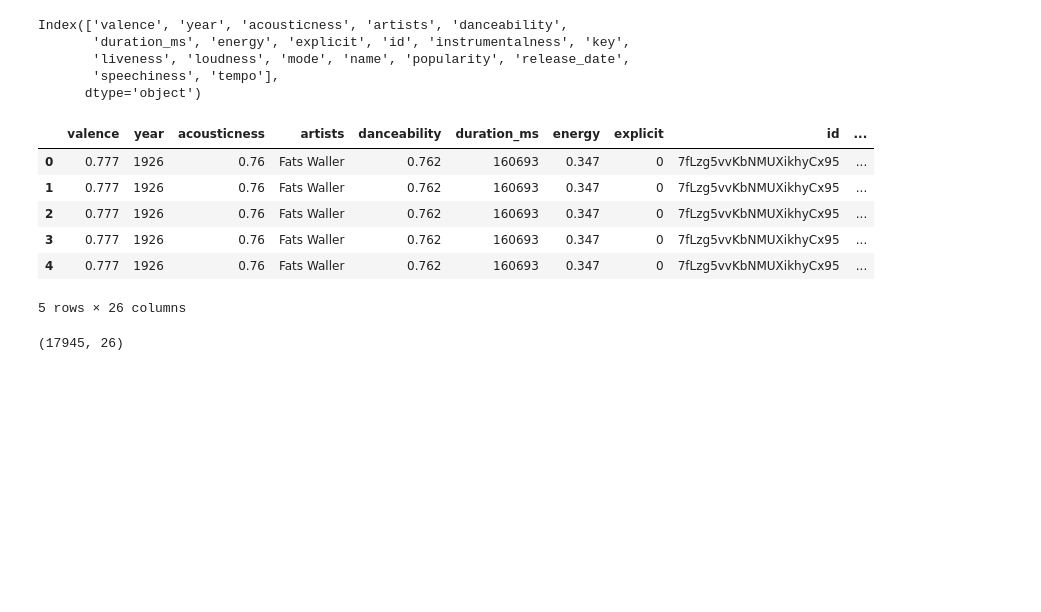
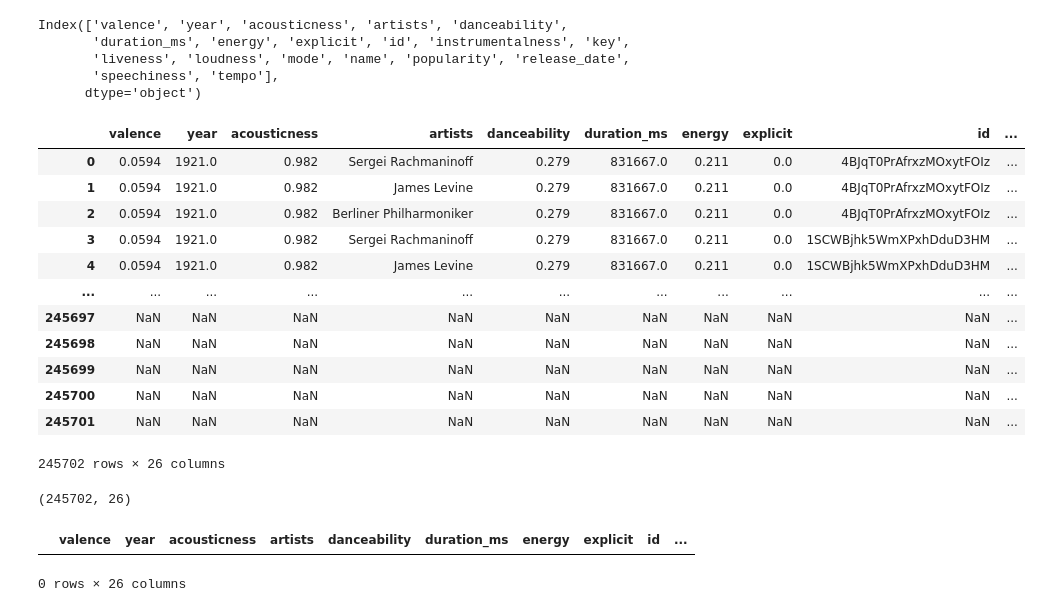
Before and after one commit to Corters22/BeforeYouSayIDoApp, a Jupyter notebook: project 3 - machine learning/data_cleanup.ipynb, the cells around one changed output. Drawn from its saved outputs; the diff is of its cells as text; code cells hidden in the pictures; blank space fills up the shorter version.

```diff
--- a/project 3 - machine learning/data_cleanup.ipynb
+++ b/project 3 - machine learning/data_cleanup.ipynb
@@ -152,18 +156,29 @@ Index(['valence', 'year', 'acousticness', 'artists', 'danceability',
       dtype='object')
 # %%
 ##Merging the data_df and current_charts_df
-merged_df = pd.merge(data_df, current_charts_df, left_on ='name', right_on= 'song' )
+merged_df = pd.merge(data_df, current_charts_df, left_on =['name'], right_on= ['song'], how='outer')
 # %%
-merged_df.head()
+merged_df
 # %% [output]
 |  | valence | year | acousticness | artists | danceability | duration_ms | energy | explicit | id | ... |
-| 0 | 0.777 | 1926 | 0.76 | Fats Waller | 0.762 | 160693 | 0.347 | 0 | 7fLzg5vvKbNMUXikhyCx95 | ... |
-| 1 | 0.777 | 1926 | 0.76 | Fats Waller | 0.762 | 160693 | 0.347 | 0 | 7fLzg5vvKbNMUXikhyCx95 | ... |
-| 2 | 0.777 | 1926 | 0.76 | Fats Waller | 0.762 | 160693 | 0.347 | 0 | 7fLzg5vvKbNMUXikhyCx95 | ... |
-| 3 | 0.777 | 1926 | 0.76 | Fats Waller | 0.762 | 160693 | 0.347 | 0 | 7fLzg5vvKbNMUXikhyCx95 | ... |
-| 4 | 0.777 | 1926 | 0.76 | Fats Waller | 0.762 | 160693 | 0.347 | 0 | 7fLzg5vvKbNMUXikhyCx95 | ... |
+| 0 | 0.0594 | 1921.0 | 0.982 | Sergei Rachmaninoff | 0.279 | 831667.0 | 0.211 | 0.0 | 4BJqT0PrAfrxzMOxytFOIz | ... |
+| 1 | 0.0594 | 1921.0 | 0.982 | James Levine | 0.279 | 831667.0 | 0.211 | 0.0 | 4BJqT0PrAfrxzMOxytFOIz | ... |
+| 2 | 0.0594 | 1921.0 | 0.982 | Berliner Philharmoniker | 0.279 | 831667.0 | 0.211 | 0.0 | 4BJqT0PrAfrxzMOxytFOIz | ... |
+| 3 | 0.0594 | 1921.0 | 0.982 | Sergei Rachmaninoff | 0.279 | 831667.0 | 0.211 | 0.0 | 1SCWBjhk5WmXPxhDduD3HM | ... |
+| 4 | 0.0594 | 1921.0 | 0.982 | James Levine | 0.279 | 831667.0 | 0.211 | 0.0 | 1SCWBjhk5WmXPxhDduD3HM | ... |
+| ... | ... | ... | ... | ... | ... | ... | ... | ... | ... | ... |
+| 245697 | NaN | NaN | NaN | NaN | NaN | NaN | NaN | NaN | NaN | ... |
+| 245698 | NaN | NaN | NaN | NaN | NaN | NaN | NaN | NaN | NaN | ... |
+| 245699 | NaN | NaN | NaN | NaN | NaN | NaN | NaN | NaN | NaN | ... |
+| 245700 | NaN | NaN | NaN | NaN | NaN | NaN | NaN | NaN | NaN | ... |
+| 245701 | NaN | NaN | NaN | NaN | NaN | NaN | NaN | NaN | NaN | ... |
-5 rows × 26 columns
+245702 rows × 26 columns
 # %%
 merged_df.shape
 # %% [output]
-(17945, 26)
+(245702, 26)
+# %%
+merged_df.loc[(merged_df['name']=='All I Want For Christmas Is You') & (merged_df['artists']=='Mariah Carey')]
+# %% [output]
+|  | valence | year | acousticness | artists | danceability | duration_ms | energy | explicit | id | ... |
+0 rows × 26 columns
```
Also changed, not shown: parts of 1 cell of this notebook.
